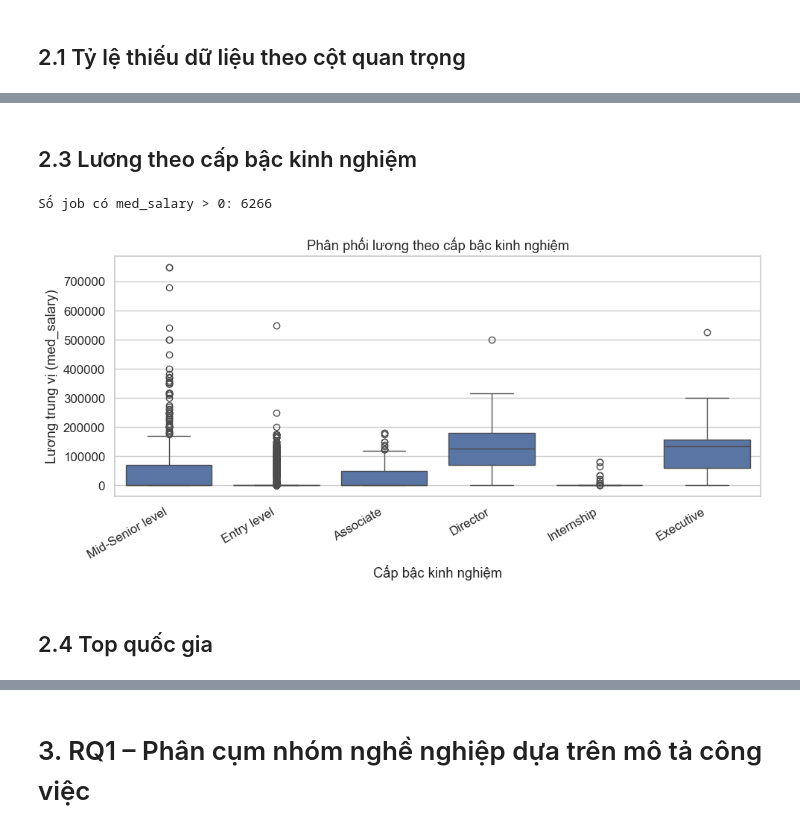
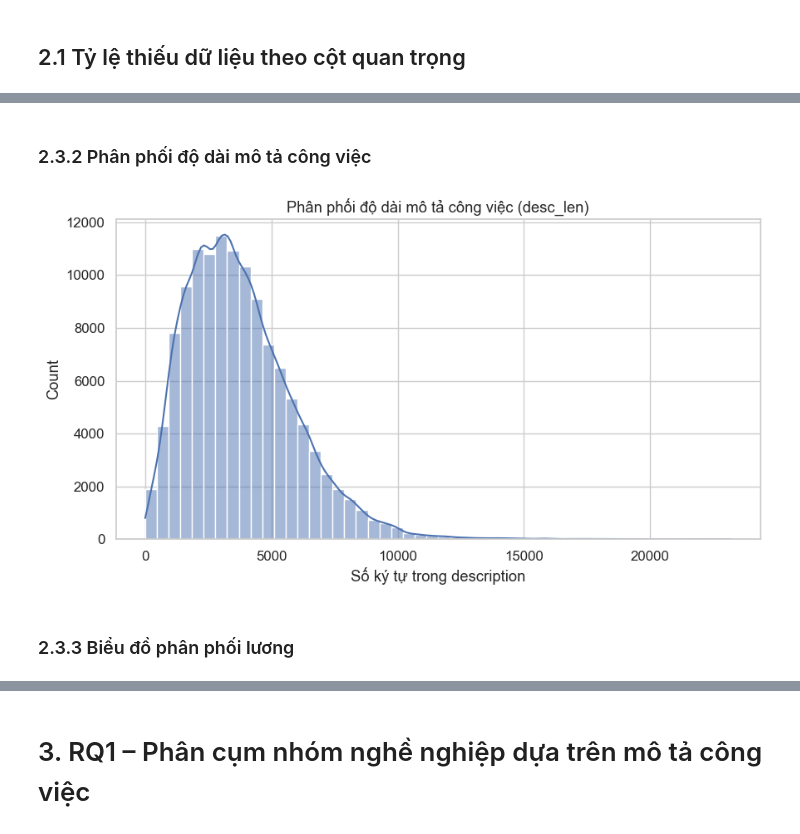
Before and after one commit to QuangMinh03042005/sgu25_kpdl, a Jupyter notebook: final/research.ipynb, the cells around one changed output, grey strips where cells are left out. Drawn from its saved outputs; the diff is of its cells as text; code cells hidden in the pictures.

```diff
--- a/final/research.ipynb
+++ b/final/research.ipynb
@@ -332,15 +426,9 @@ dtype: float64
 # %%
-salary_cols = ["min_salary", "med_salary", "max_salary"]
-for c in salary_cols:
-    job_merged[c] = pd.to_numeric(job_merged[c], errors="coerce")
-
-salary_nonnull = job_merged[salary_cols].dropna()
-print("Số dòng có đủ min/med/max_salary:", len(salary_nonnull))
-
-if len(salary_nonnull) > 0:
-    sns.histplot(salary_nonnull["med_salary"], bins=40, kde=True, color="steelblue")
-    plt.xlabel("Median salary")
-    plt.ylabel("Số lượng job")
-    plt.title("Phân phối median salary")
-    plt.show()
+top_countries = job_merged["country"].value_counts().head(10)
+plt.figure(figsize=(9, 5))
+sns.barplot(x=top_countries.values, y=top_countries.index)
+plt.xlabel("Số bài tuyển dụng")
+plt.ylabel("Country")
+plt.title("Top 10 quốc gia có số lượng job postings nhiều nhất")
+plt.show()
 # %% [output]
@@ -348,29 +436,11 @@ Số dòng có đủ min/med/max_salary: 0
 # %% [markdown]
-## 2.3 Lương theo cấp bậc kinh nghiệm
+### 2.3.2 Phân phối độ dài mô tả công việc
 # %%
-exp_order = job_merged["formatted_experience_level"].value_counts().index
-
-# Lọc các bản ghi có lương dương
-salary_cols = ["min_salary", "med_salary", "max_salary"]
-salary_df = job_merged.dropna(subset=["med_salary"]).copy()
-salary_df = salary_df[salary_df["med_salary"] > 0]
-
-print("Số job có med_salary > 0:", len(salary_df))
-
-sns.boxplot(
-    data=salary_df,
-    x="formatted_experience_level",
-    y="med_salary",
-    order=exp_order
-)
-plt.xticks(rotation=30, ha="right")
-plt.ylabel("Lương trung vị (med_salary)")
-plt.xlabel("Cấp bậc kinh nghiệm")
-plt.title("Phân phối lương theo cấp bậc kinh nghiệm")
-plt.tight_layout()
+sns.histplot(job_merged["desc_len"], bins=50, kde=True)
+plt.xlabel("Số ký tự trong description")
+plt.title("Phân phối độ dài mô tả công việc (desc_len)")
 plt.show()
 # %% [output]
-Số job có med_salary > 0: 6266
-[figure, old version]
+[figure, new version]
 # %% [markdown]
-## 2.4 Top quốc gia
+### 2.3.3 Biểu đồ phân phối lương
```
Also changed, not shown: parts of 139 cells of this notebook.
